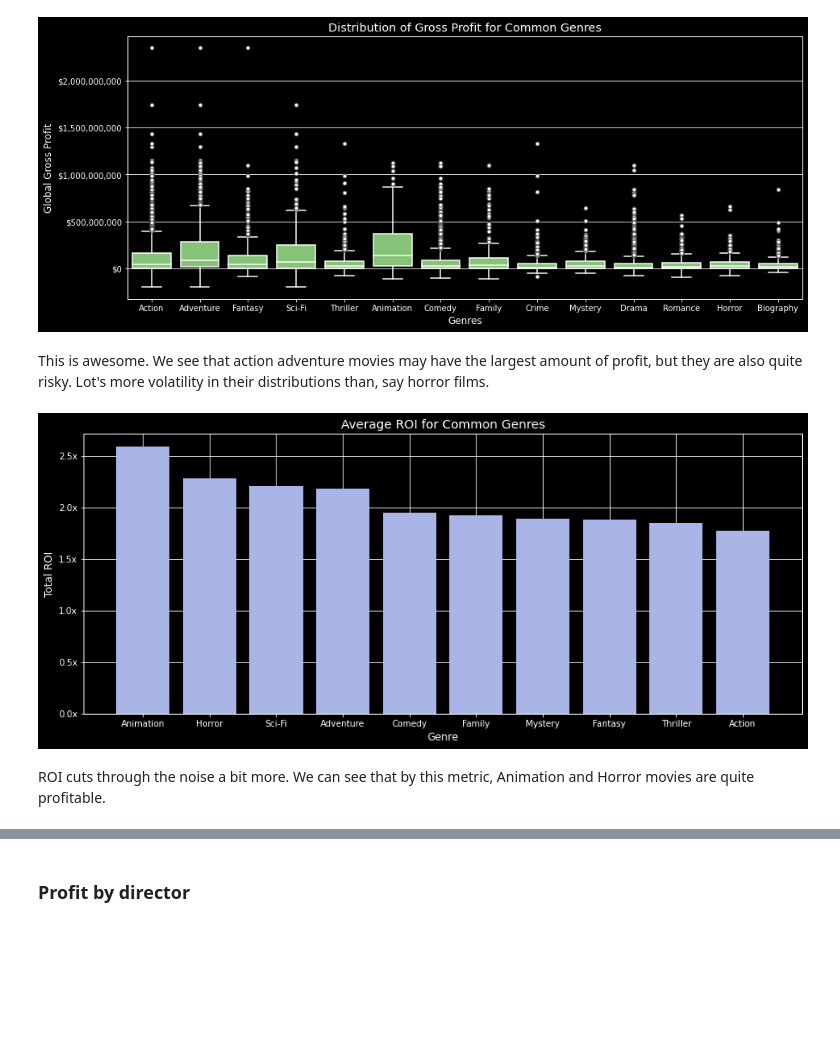
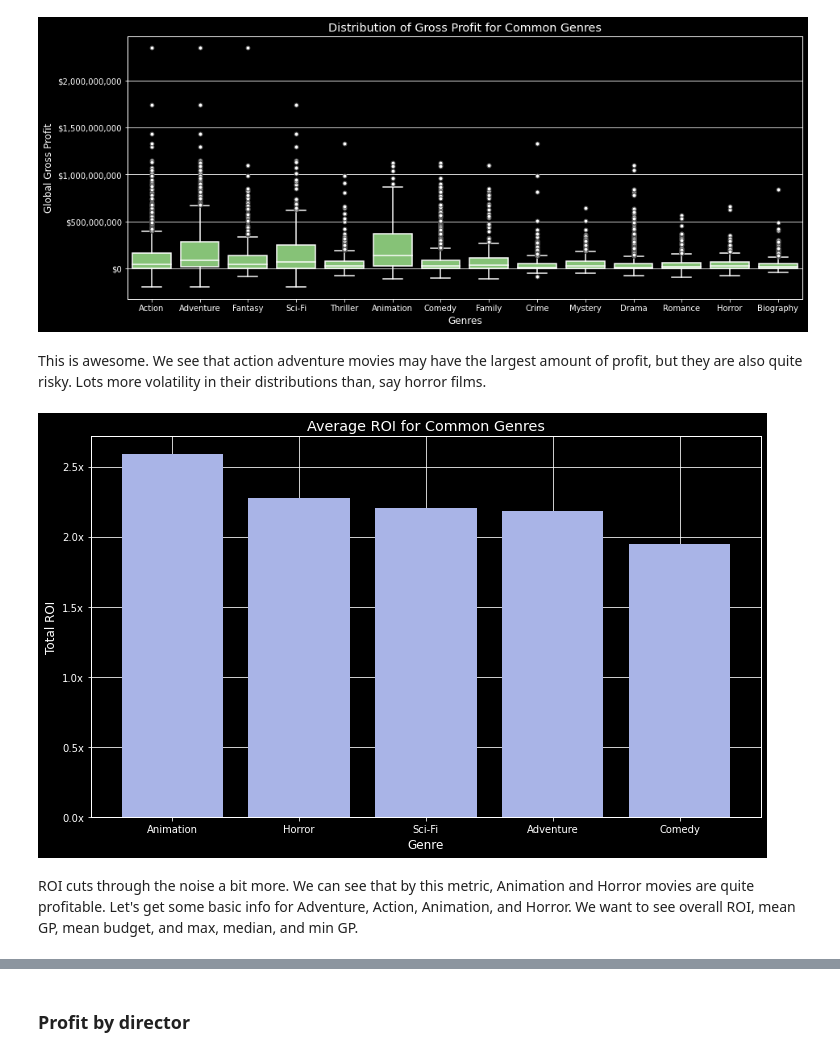
Before and after one commit to ttrechsel/Phase2_Movies, a Jupyter notebook: Movie_Project_Final_JN.ipynb, the cells around one changed output, grey strips where cells are left out. Drawn from its saved outputs; the diff is of its cells as text; code cells hidden in the pictures; blank space fills up the shorter version.

```diff
--- a/Movie_Project_Final_JN.ipynb
+++ b/Movie_Project_Final_JN.ipynb
@@ -697,31 +716,31 @@ plt.savefig("./Images/dist_gp_genre.png", dpi=150);
 # %% [output]
 [figure]
 # %% [markdown]
-This is awesome. We see that action adventure movies may have the largest amount of profit, but they are also quite risky. Lot's more volatility in their distributions than, say horror films.
+This is awesome. We see that action adventure movies may have the largest amount of profit, but they are also quite risky. Lots more volatility in their distributions than, say horror films.
 # %%
 # Total ROI for common Genres
 genres_types = genres_exploded['Genres'].value_counts()[lambda x : x > 150]
 genres_df = genres_exploded[genres_exploded['Genres'].isin(genres_types.index)]
 
 ROI_by_genre = genres_df.groupby('Genres').sum()
 ROI_by_genre['ROI'] = ROI_by_genre['Global_Gross_Profit'] / ROI_by_genre['Budget']
-ROI_by_genre = ROI_by_genre.sort_values('ROI', ascending=False).head(10)
+ROI_by_genre = ROI_by_genre.sort_values('ROI', ascending=False).head(5)
 
-fig, ax = plt.subplots(figsize=(15, 6))
+fig, ax = plt.subplots(figsize=(12, 7))
 
 ax.bar(ROI_by_genre.index, ROI_by_genre['ROI'], width=0.8, color='#a9b4e7')
 
 ax.set_xlabel('Genre')
 ax.set_xticks(ROI_by_genre.index)
 
 ax.set_ylabel('Total ROI')
 ax.yaxis.set_major_formatter(StrMethodFormatter('{x:,.1f}x'))
 
 ax.set_title('Average ROI for Common Genres')
 
 plt.savefig("./Images/ROI_genre.png", dpi=150)
 plt.show();
 # %% [output]
-[figure, old version]
+[figure, new version]
 # %% [markdown]
-ROI cuts through the noise a bit more. We can see that by this metric, Animation and Horror movies are quite profitable.
+ROI cuts through the noise a bit more. We can see that by this metric, Animation and Horror movies are quite profitable. Let's get some basic info for Adventure, Action, Animation, and Horror. We want to see overall ROI, mean GP, mean budget, and max, median, and min GP.
```
Also changed, not shown: parts of 24 cells of this notebook, 5 other files.
